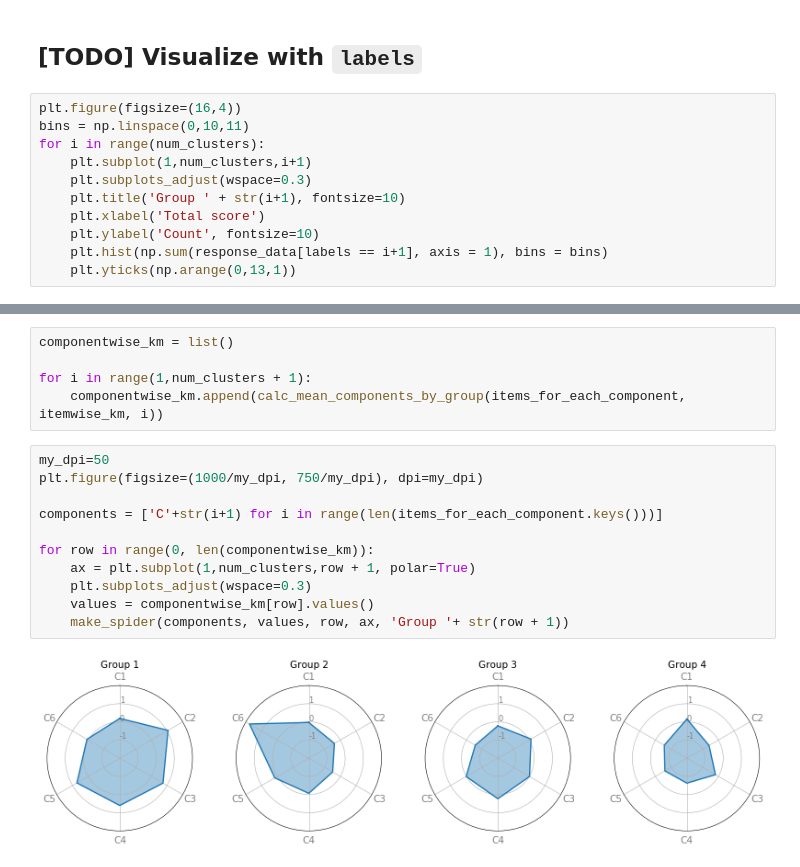
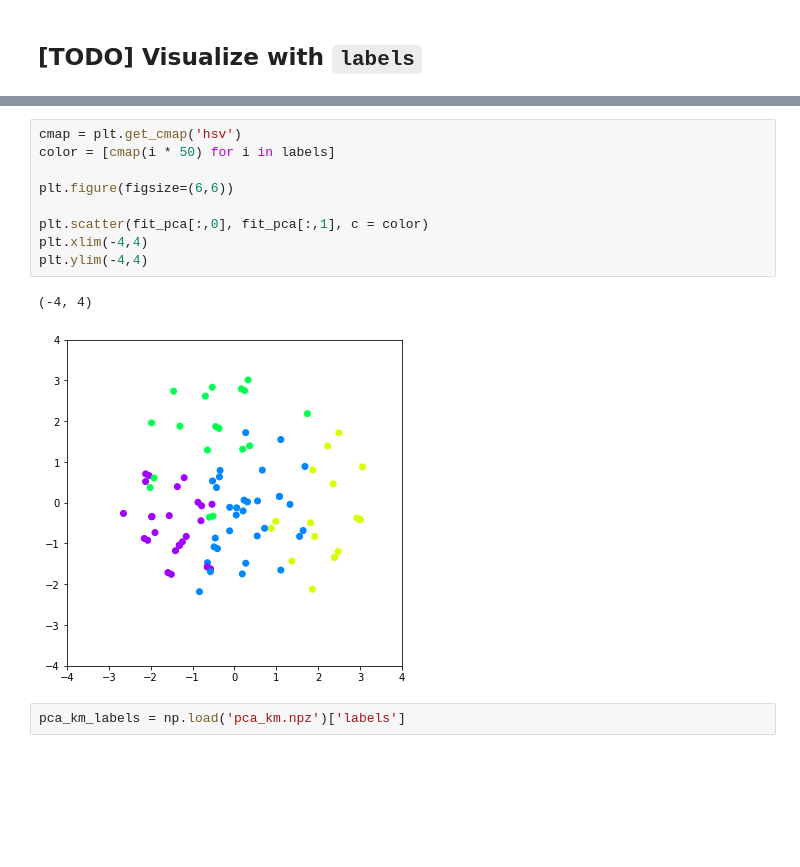
Before and after one commit to Jangwonjin/Learning_achievement_analysis, a Jupyter notebook: adaptive_dimension_reduction.ipynb, the cells around one changed output, grey strips where cells are left out. Drawn from its saved outputs; the diff is of its cells as text; blank space fills up the shorter version.

Commit message:
label visualization

```diff
--- a/adaptive_dimension_reduction.ipynb
+++ b/adaptive_dimension_reduction.ipynb
@@ -132,14 +132,3 @@ array([4, 1, 1, 3, 4, 2, 2, 4, 2, 2, 3, 1, 3, 1, 4, 2, 1, 2, 3, 3, 4, 2,
        2, 3, 1, 2, 4, 3, 4], dtype=int32)
 # %% [markdown]
 ## [TODO] Visualize with `labels`
-# %%
-plt.figure(figsize=(16,4))
-bins = np.linspace(0,10,11)
-for i in range(num_clusters):
-    plt.subplot(1,num_clusters,i+1)
-    plt.subplots_adjust(wspace=0.3)
-    plt.title('Group ' + str(i+1), fontsize=10)
-    plt.xlabel('Total score')
-    plt.ylabel('Count', fontsize=10)
-    plt.hist(np.sum(response_data[labels == i+1], axis = 1), bins = bins)
-    plt.yticks(np.arange(0,13,1))
@@ -163,18 +135,14 @@ for row in range(0, len(itemwise_km)):
-# %%
-componentwise_km = list()
-
-for i in range(1,num_clusters + 1):
-    componentwise_km.append(calc_mean_components_by_group(items_for_each_component, itemwise_km, i))
-# %%
-my_dpi=50
-plt.figure(figsize=(1000/my_dpi, 750/my_dpi), dpi=my_dpi)
-
-components = ['C'+str(i+1) for i in range(len(items_for_each_component.keys()))]
-
-for row in range(0, len(componentwise_km)):
-    ax = plt.subplot(1,num_clusters,row + 1, polar=True)
-    plt.subplots_adjust(wspace=0.3)
-    values = componentwise_km[row].values()
-    make_spider(components, values, row, ax, 'Group '+ str(row + 1))
-# %% [output]
-[figure, removed]
+# %%
+cmap = plt.get_cmap('hsv')
+color = [cmap(i * 50) for i in labels]
+
+plt.figure(figsize=(6,6))
+
+plt.scatter(fit_pca[:,0], fit_pca[:,1], c = color)
+plt.xlim(-4,4)
+plt.ylim(-4,4)
+# %% [output]
+(-4, 4)
+[figure, added]
+# %%
+pca_km_labels = np.load('pca_km.npz')['labels']
```
Also changed, not shown: parts of 4 cells of this notebook.
